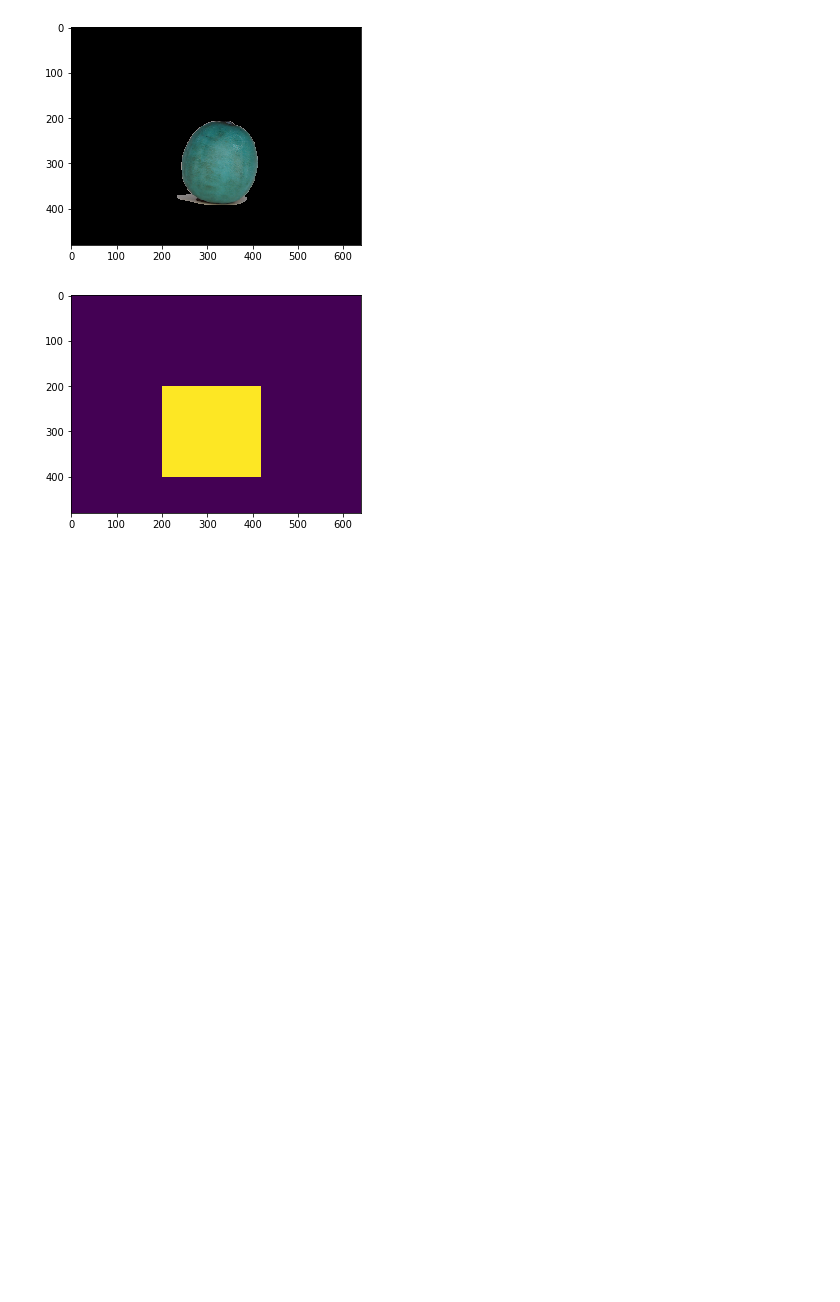
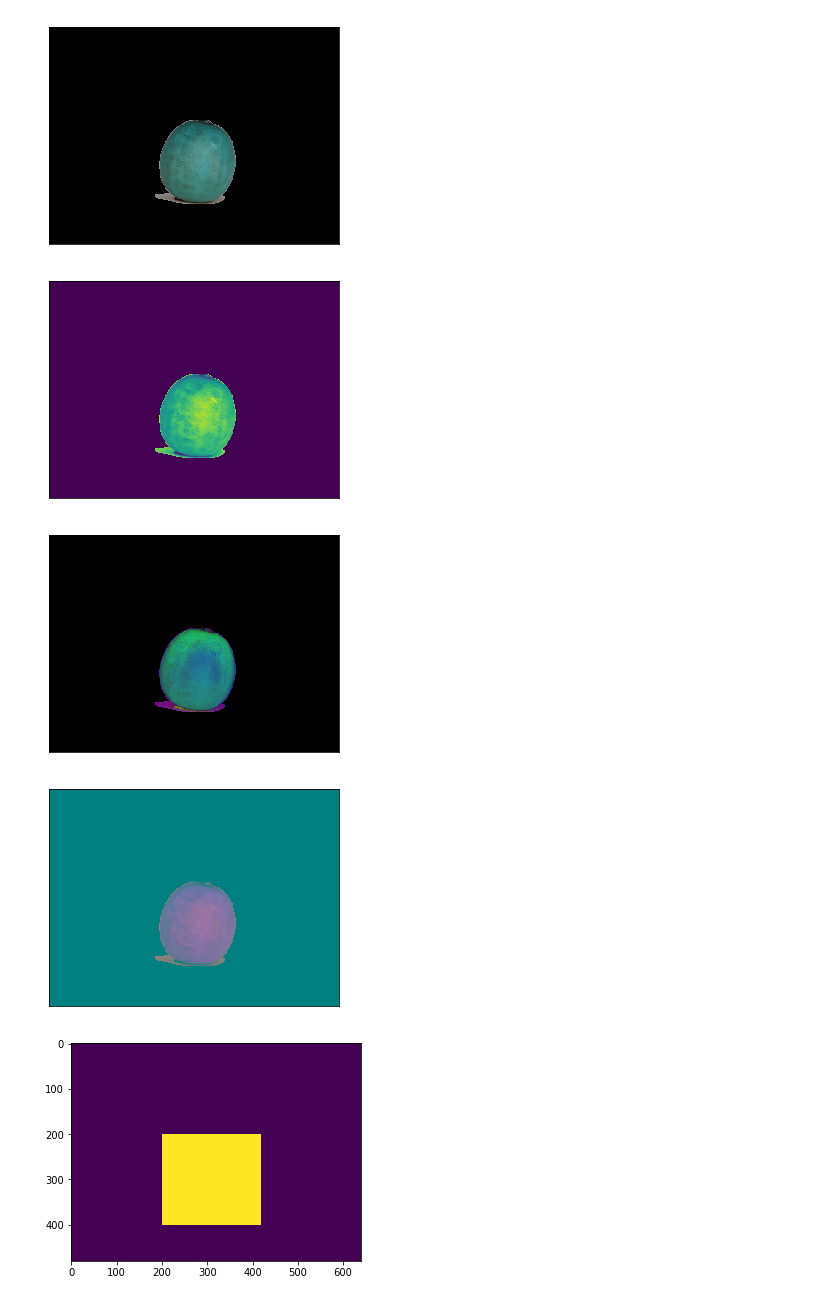
Before and after one commit to CrazyHrodgar/Lemonator-3000, a Jupyter notebook: Histogram_test.ipynb, the cells around one changed output. Cells and saved outputs as stored; diff of their text form; code cells hidden in the pictures; blank space fills up the shorter version.

```diff
--- a/Histogram_test.ipynb
+++ b/Histogram_test.ipynb
@@ -8,13 +8,23 @@ import os
 # %%
 # Cambiamos la dirección del directorio de trabajo
 os.chdir(r'C:\Users\caoti\Desktop\Lemon Images\Processed')
 
 img = cv.imread('im0.png') # Cargamos la imagen para trabajar
 gray = cv.cvtColor(img,cv.COLOR_BGR2GRAY) # Conversión a escala de grises
-plt.imshow(img)
-plt.show()
+hsv = cv.cvtColor(img, cv.COLOR_BGR2HSV) # Coversión a HSV
+cielab = cv.cvtColor(img, cv.COLOR_BGR2Lab)
+
+spaces = [img, gray, hsv, cielab]
+
+for s in spaces:
+    plt.xticks([]),plt.yticks([])
+    plt.imshow(s)
+    plt.show()
 # %% [output]
-[figure, old version]
+[figure, new version]
+[figure, added]
+[figure, added]
+[figure, added]
 # %%
 # Creamos una mascara para delimitar el área de trabajo
 # La máscara está determinada al tanteo, no podría aplicar con todas las imágenes
```
Also changed, not shown: parts of 5 cells of this notebook.
